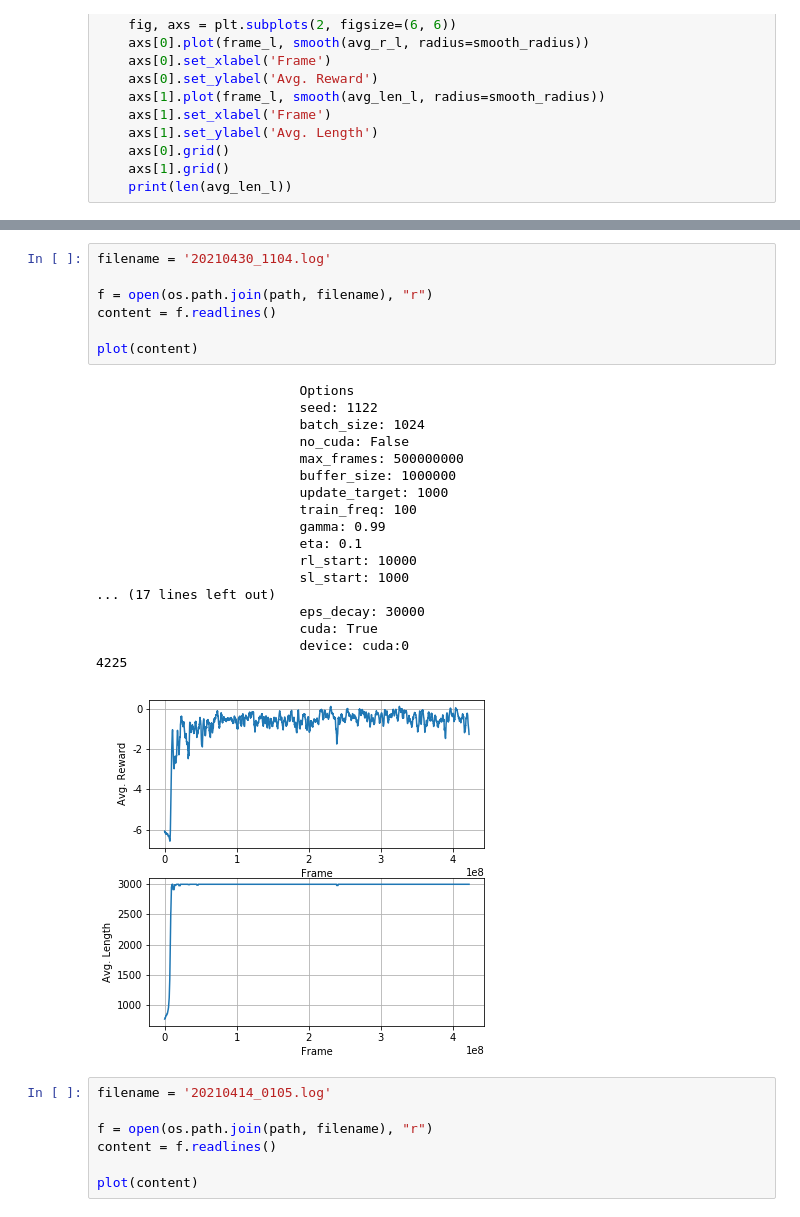
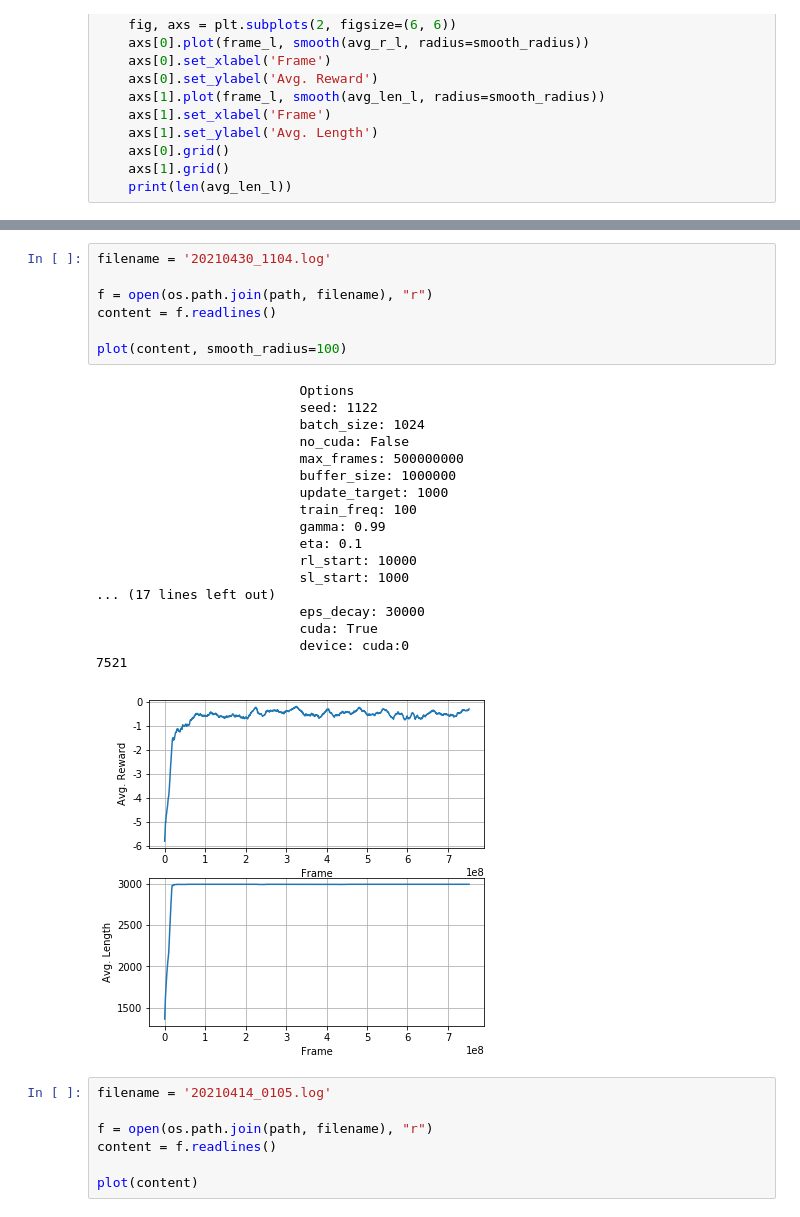
Before and after one commit to quantumiracle/pytorch-nfsp, a Jupyter notebook: log_analysis.ipynb, the cells around one changed output, grey strips where cells are left out. Drawn from its saved outputs; the diff is of its cells as text.

```diff
--- a/log_analysis.ipynb
+++ b/log_analysis.ipynb
@@ -57,29 +84,29 @@ def plot(content, smooth_radius=10,):
 # %%
 filename = '20210430_1104.log'
 
 f = open(os.path.join(path, filename), "r")
 content = f.readlines()
 
-plot(content)
+plot(content, smooth_radius=100)
 # %% [output]
                           Options
                           seed: 1122
                           batch_size: 1024
                           no_cuda: False
                           max_frames: 500000000
                           buffer_size: 1000000
                           update_target: 1000
                           train_freq: 100
                           gamma: 0.99
                           eta: 0.1
                           rl_start: 10000
                           sl_start: 1000
 ... (17 lines left out)
                           eps_decay: 30000
                           cuda: True
                           device: cuda:0
-4225
+7521
-[figure, old version]
+[figure, new version]
 # %%
 filename = '20210414_0105.log'
 
```
Also changed, not shown: parts of 2 cells of this notebook, 2 other files.
